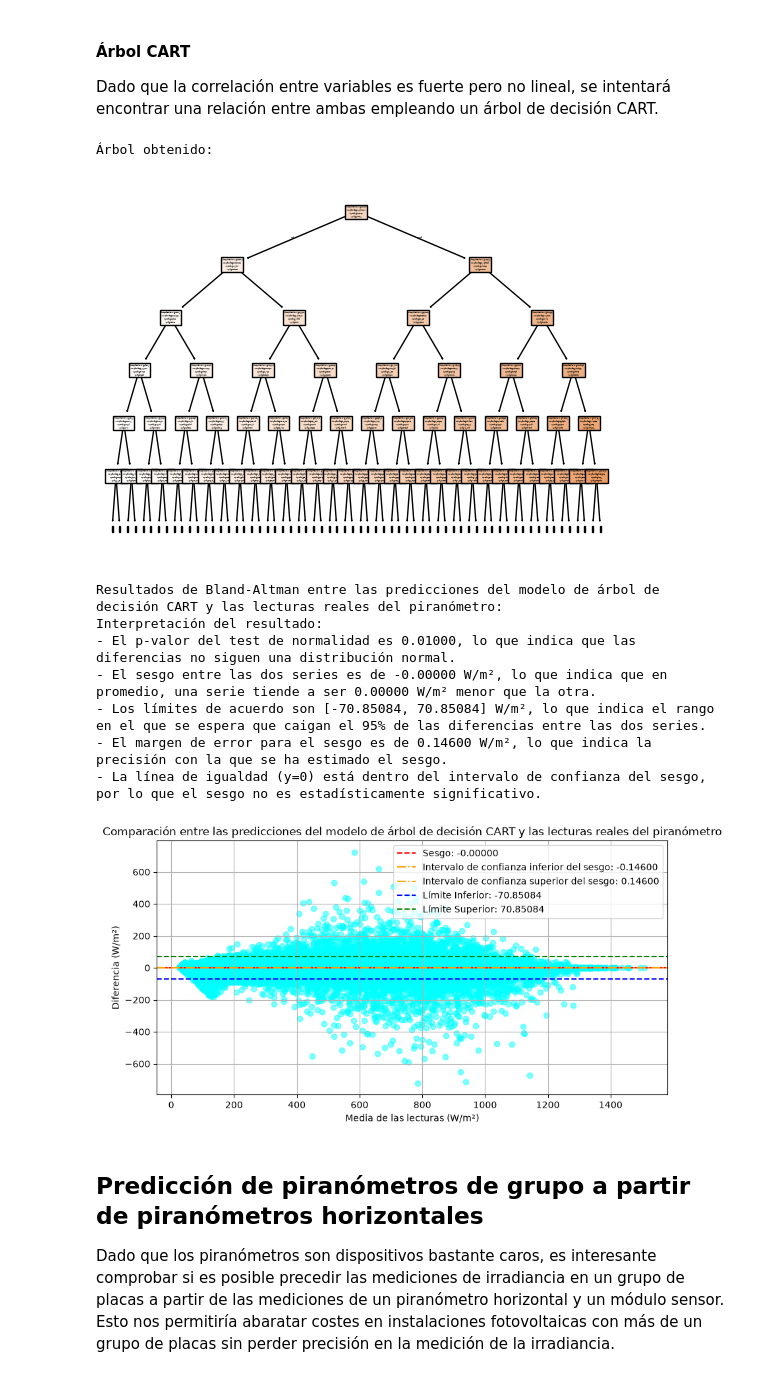
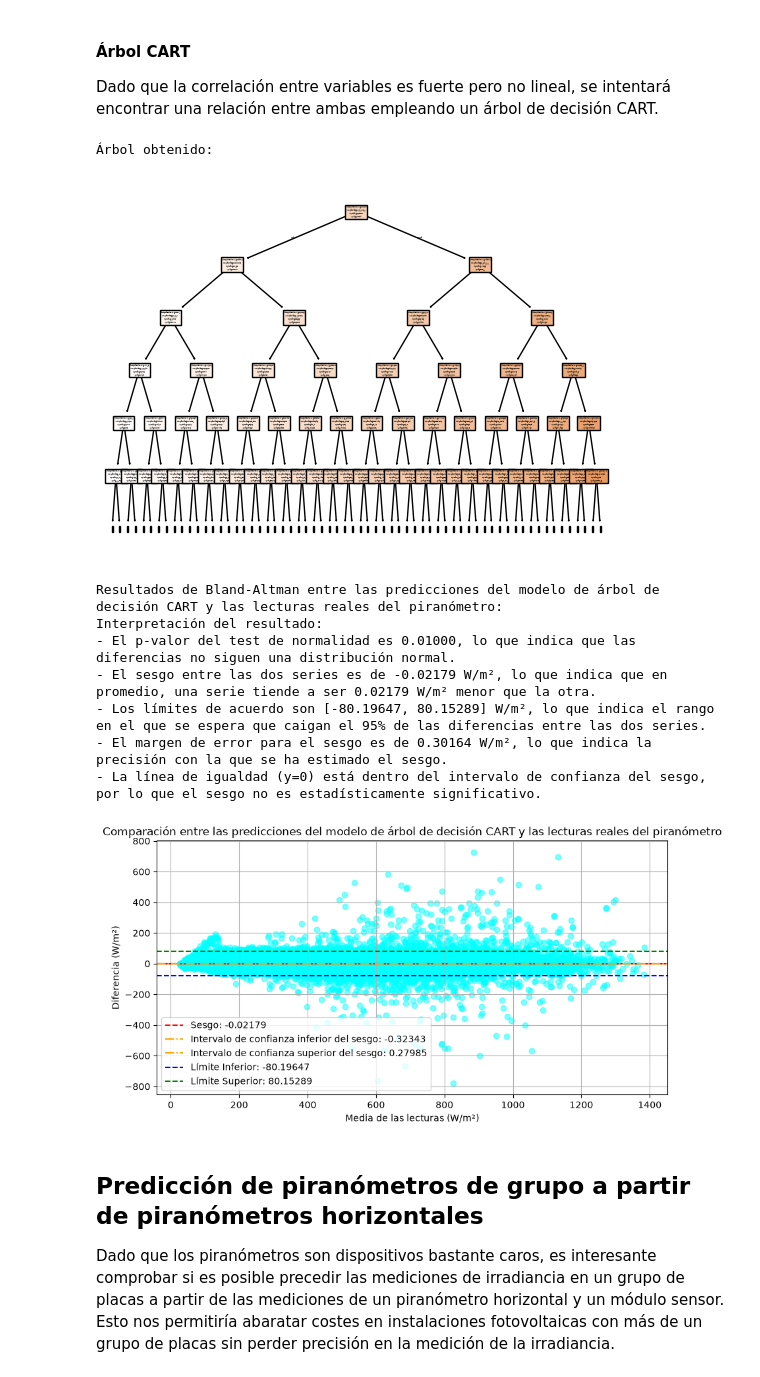
Before and after one commit to jcv00036/extracurriculares_simidat_scripts, a Jupyter notebook: cuadernos/estudio_variables.ipynb, the cells around one changed output. Cells and saved outputs as stored; diff of their text form; code cells hidden in the pictures.

Commit message:
Uso de un conjunto de test para las pruebas de predicción de los piranómetros de grupo

```diff
--- a/cuadernos/estudio_variables.ipynb
+++ b/cuadernos/estudio_variables.ipynb
@@ -207,47 +208,46 @@ Interpretación del resultado:
 #### Árbol CART
 
 Dado que la correlación entre variables es fuerte pero no lineal, se intentará encontrar una relación entre ambas empleando un árbol de decisión CART.
+# %%
+# Cargamos el dataframe
+df = dataframe()
+
+# Elimino las filas con valores nulos en la columna 'PIR F1' y 'G FRONT'
+df = df.dropna(subset=['PIR F1', 'G FRONT'], how='any')
+
+df_entrenamiento, df_test = crear_conjuntos_aprendizaje_test(df, semilla=SEMILLA, prop_test=0.3)
 # %%
-# Cargamos el dataframe
-df = dataframe()
-
-# Elimino las filas con valores nulos en la columna 'PIR F1' y 'G FRONT'
-df = df.dropna(subset=['PIR F1', 'G FRONT'], how='any')
-
 modelo = tree.DecisionTreeRegressor()
-predictor = modelo.fit(df['G FRONT'].values.reshape(-1, 1), df['PIR F1'].values)
+predictor = modelo.fit(df_entrenamiento['G FRONT'].values.reshape(-1, 1), df_entrenamiento['PIR F1'].values)
 
 # Hago las predicciones del modelo de árbol de decisión CART para cada lectura de la célula calibrada
-prediccion_cart = predictor.predict(df['G FRONT'].values.reshape(-1, 1))
+df_test["Pred_CART"] = predictor.predict(df_test['G FRONT'].values.reshape(-1, 1))
 
 print(f"Árbol obtenido:")
 tree.plot_tree(predictor, feature_names=['Lectura de G FRONT'], filled=True, max_depth=5)
 plt.savefig(f"{DIR_SALIDA}/arbol_decision_pirf1_gfront.pdf", dpi=1200)
 plt.show()
 
-# Convierto las predicciones a un formato de serie de pandas para poder hacer el Bland-Altman
-prediccion_cart = pd.Series(prediccion_cart)
-
 # Hago un Bland-Altman entre las predicciones del modelo de árbol de decisión CART y las lecturas reales del piranómetro
 print(f"\nResultados de Bland-Altman entre las predicciones del modelo de árbol de decisión CART y las lecturas reales del piranómetro:")
-resultado = bland_altman(prediccion_cart, df['PIR F1'], df)
+resultado = bland_altman(df_test['PIR F1'], df_test['Pred_CART'],  df_test)
 
 interpretar_bland_altman(resultado, "W/m²")
 
 mostrar_bland_altman(resultado,
                      "Comparación entre las predicciones del modelo de árbol de decisión CART y las lecturas reales del piranómetro",
                      "W/m²")
 # %% [output]
 Árbol obtenido:
 [figure]
 Resultados de Bland-Altman entre las predicciones del modelo de árbol de decisión CART y las lecturas reales del piranómetro:
 Interpretación del resultado:
 - El p-valor del test de normalidad es 0.01000, lo que indica que las diferencias no siguen una distribución normal.
-- El sesgo entre las dos series es de -0.00000 W/m², lo que indica que en promedio, una serie tiende a ser 0.00000 W/m² menor que la otra.
-- Los límites de acuerdo son [-70.85084, 70.85084] W/m², lo que indica el rango en el que se espera que caigan el 95% de las diferencias entre las dos series.
-- El margen de error para el sesgo es de 0.14600 W/m², lo que indica la precisión con la que se ha estimado el sesgo.
+- El sesgo entre las dos series es de -0.02179 W/m², lo que indica que en promedio, una serie tiende a ser 0.02179 W/m² menor que la otra.
+- Los límites de acuerdo son [-80.19647, 80.15289] W/m², lo que indica el rango en el que se espera que caigan el 95% de las diferencias entre las dos series.
+- El margen de error para el sesgo es de 0.30164 W/m², lo que indica la precisión con la que se ha estimado el sesgo.
 - La línea de igualdad (y=0) está dentro del intervalo de confianza del sesgo, por lo que el sesgo no es estadísticamente significativo.
-[figure, old version]
+[figure, new version]
 # %% [markdown]
 ## Predicción de piranómetros de grupo a partir de piranómetros horizontales
 
```
Also changed, not shown: parts of 12 cells of this notebook, 3 other files.
